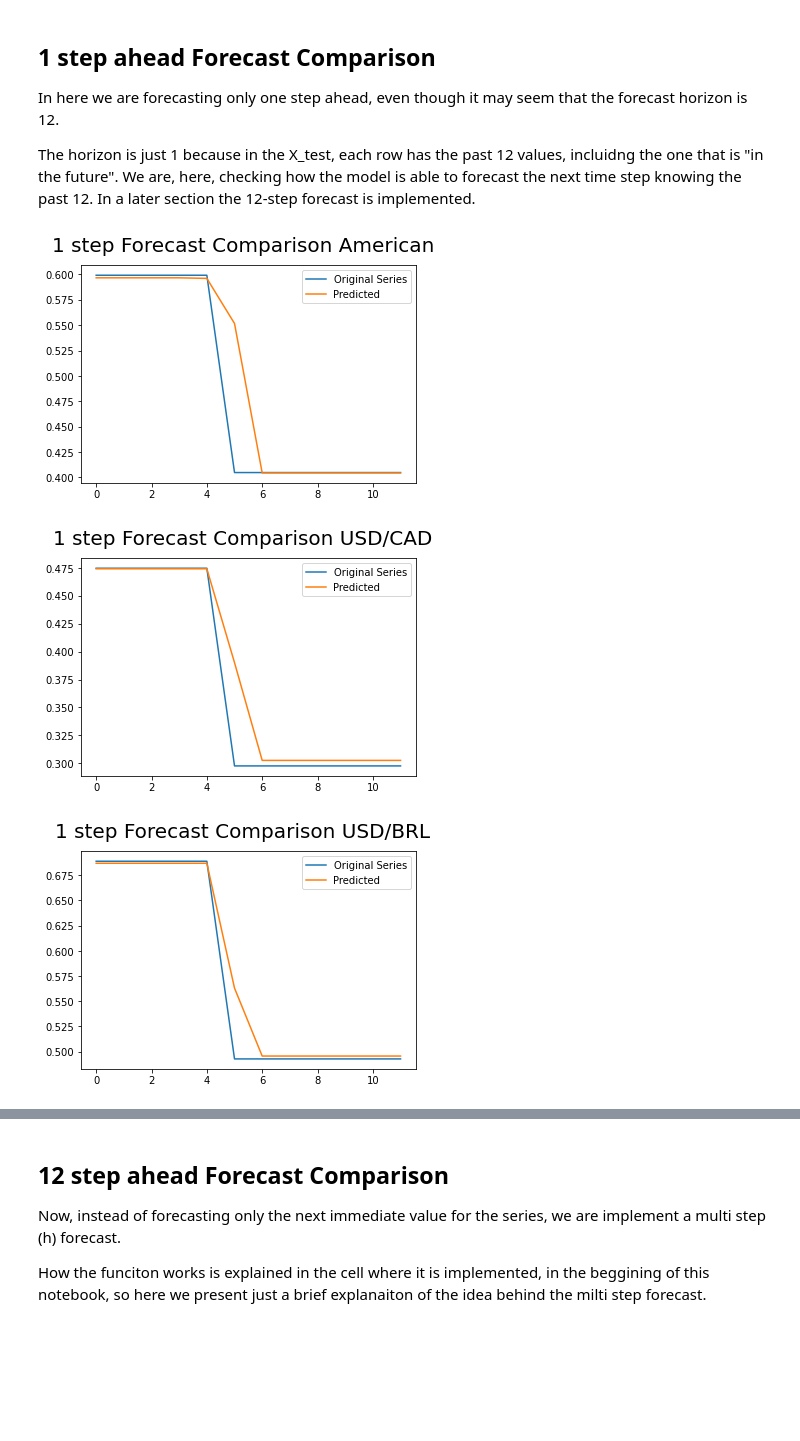
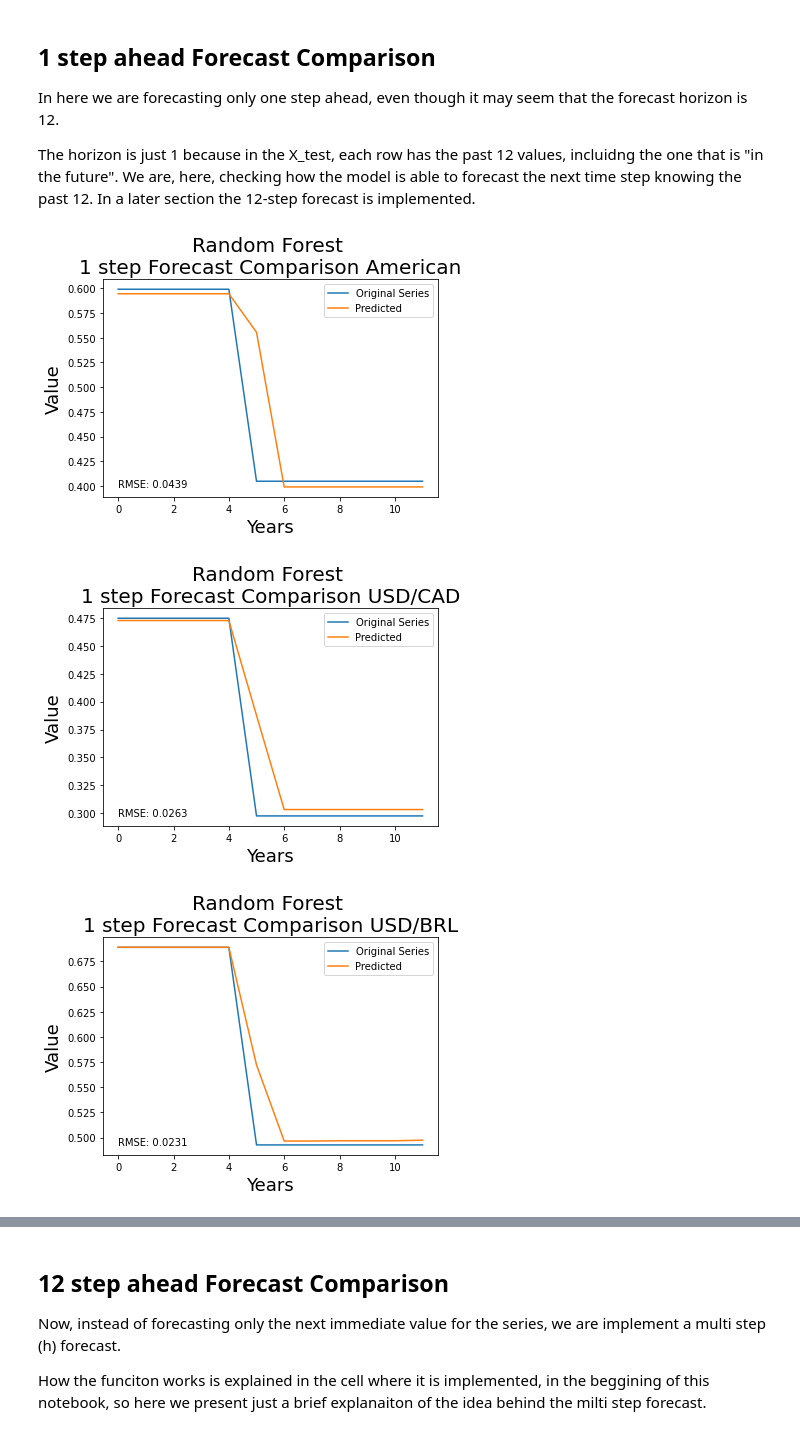
Before and after one commit to MathNog/COMP432-Project, a Jupyter notebook: code/RandomForest.ipynb, the cells around one changed output, grey strips where cells are left out. Saved outputs shown, nothing was run; the diff lists cells and outputs as text; code cells hidden in the pictures; blank space fills up the shorter version.

```diff
--- a/code/RandomForest.ipynb
+++ b/code/RandomForest.ipynb
@@ -270,16 +266,16 @@ Training Accuracy USD/BRL 0.8565599596239974
 # %%
 clf_American = sklearn.ensemble.RandomForestRegressor(random_state=0,
                                                     max_depth=5,
-                                                    n_estimators=100).fit(american_X_train,american_y_train)
+                                                    n_estimators=20).fit(american_X_train,american_y_train)
 
 
 clf_USD_CAD = sklearn.ensemble.RandomForestRegressor(random_state=0,
                                                     max_depth=5,
-                                                    n_estimators=100).fit(USD_CAD_X_train,USD_CAD_y_train)
+                                                    n_estimators=20).fit(USD_CAD_X_train,USD_CAD_y_train)
 
 clf_USD_BRL = sklearn.ensemble.RandomForestRegressor(random_state=0,
                                                     max_depth=5,
-                                                    n_estimators=50).fit(USD_BRL_X_train,USD_BRL_y_train)
+                                                    n_estimators=200).fit(USD_BRL_X_train,USD_BRL_y_train)
 # %% [markdown]
 ## Model Training comparison
 
@@ -344,36 +343,39 @@ The horizon is just 1 because in the X_test, each row has the past 12 values, in
 # %%
 american_forecast = clf_American.predict(american_X_test)
 USD_CAD_forecast = clf_USD_CAD.predict(USD_CAD_X_test)
 USD_BRL_forecast = clf_USD_BRL.predict(USD_BRL_X_test)
 
 plot_2_series(real=american_y_test,
             model=american_forecast,
-            title='1 step Forecast Comparison American',
+            error_value = np.sqrt(sklearn.metrics.mean_squared_error(american_y_test,american_forecast)),
+            title='Random Forest \n1 step Forecast Comparison American',
             xlabel='Years',
             ylabel='Value')
 
 plot_2_series(real=USD_CAD_y_test,
             model=USD_CAD_forecast,
-            title='1 step Forecast Comparison USD/CAD',
+            error_value = np.sqrt(sklearn.metrics.mean_squared_error(USD_CAD_y_test,USD_CAD_forecast)),
+            title='Random Forest \n1 step Forecast Comparison USD/CAD',
             xlabel='Years',
             ylabel='Value')
 
 plot_2_series(real=USD_BRL_y_test,
             model=USD_BRL_forecast,
-            title='1 step Forecast Comparison USD/BRL',
+            error_value = np.sqrt(sklearn.metrics.mean_squared_error(USD_BRL_y_test,USD_BRL_forecast)),
+            title='Random Forest \n1 step Forecast Comparison USD/BRL',
             xlabel='Years',
             ylabel='Value')
 
 
 print("\nAmerican 1 step Forecast Errors")
 print(errors(american_y_test,american_forecast))
 print("\nUSD/CAD 1 step Forecast Errors")
 print(errors(USD_CAD_y_test,USD_CAD_forecast))
 print("\nUSD/BRL 1 step Forecast Errors")
 print(errors(USD_BRL_y_test,USD_BRL_forecast))
 # %% [output]
-[figure, old version]
+[figure, new version]
-[figure, old version]
+[figure, new version]
-[figure, old version]
+[figure, new version]
 American 1 step Forecast Errors
   Error     Value
```
Also changed, not shown: parts of 12 cells of this notebook, 4 other files.
